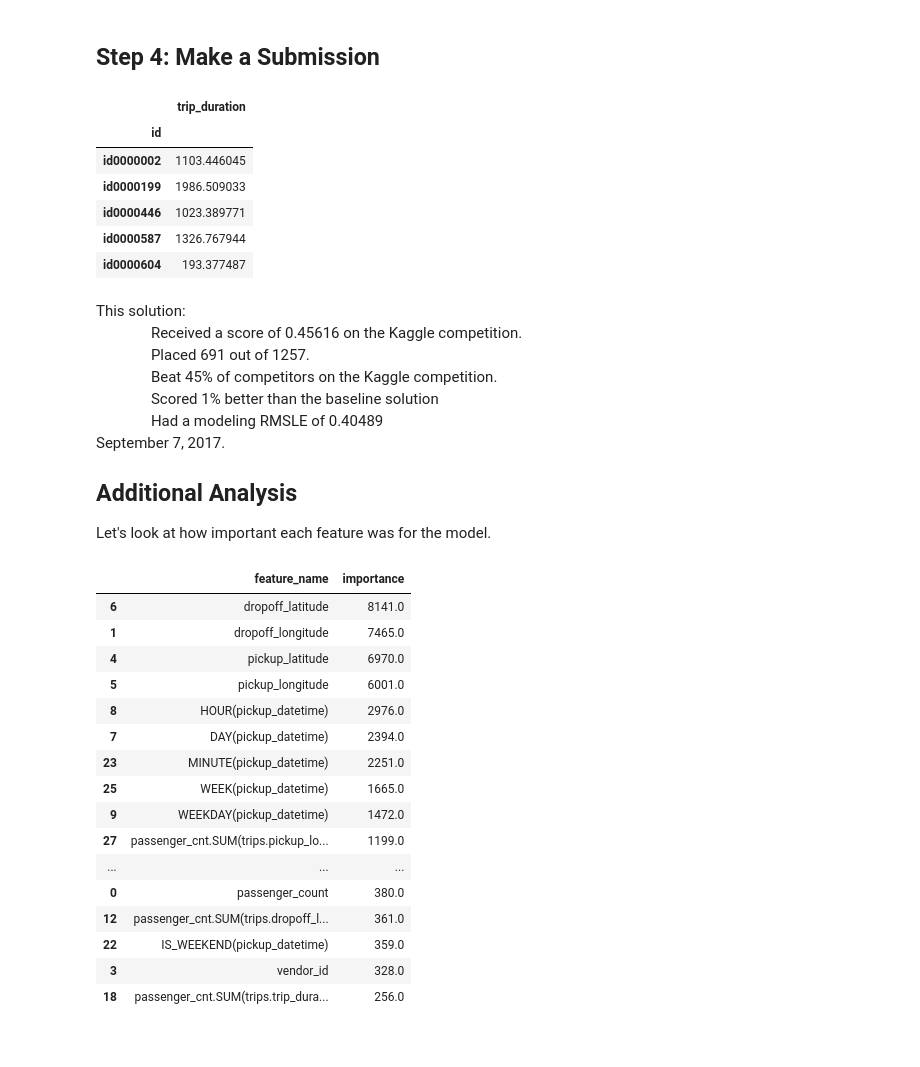
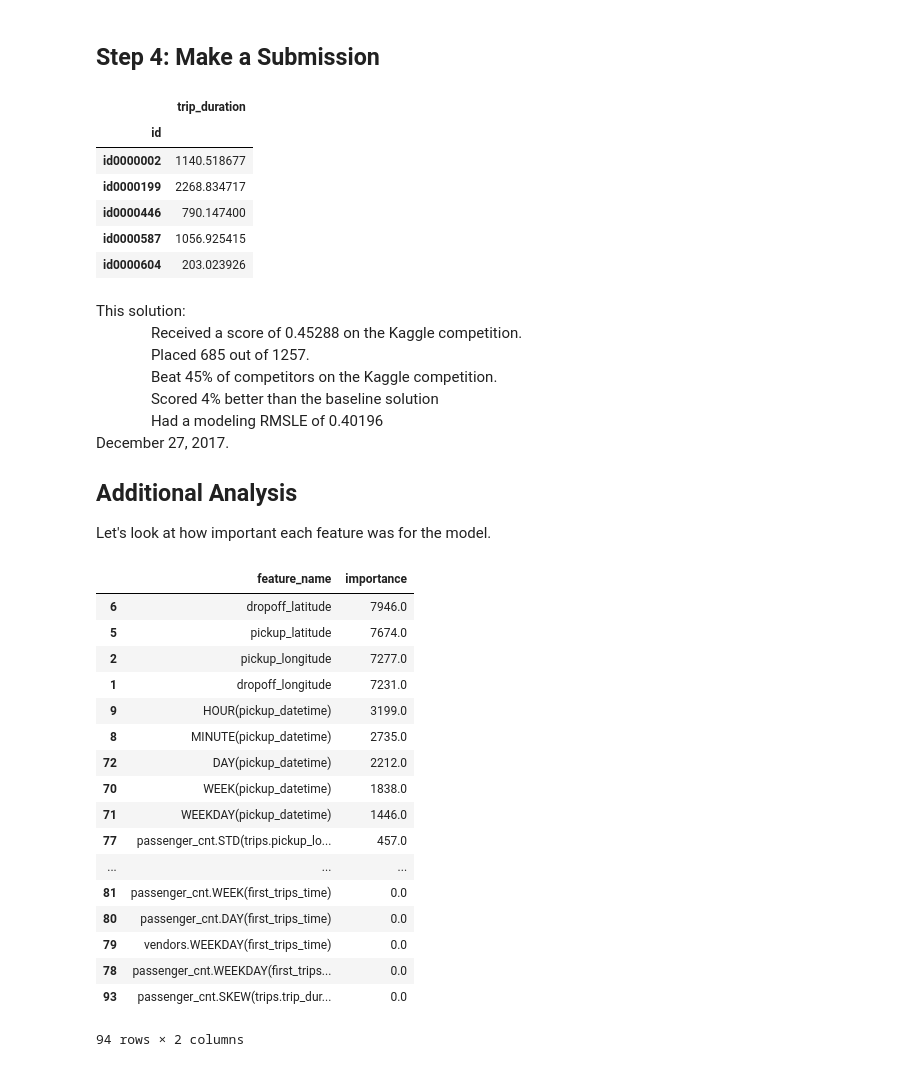
Before and after one commit to alteryx/predict-taxi-trip-duration, a Jupyter notebook: NYC Taxi 3 - Simple Featuretools.ipynb, the cells around one changed output. Cells and saved outputs as stored; diff of their text form; code cells hidden in the pictures.

Commit message:
scores updated, notebook 4 and 5 combined

```diff
--- a/NYC Taxi 3 - Simple Featuretools.ipynb
+++ b/NYC Taxi 3 - Simple Featuretools.ipynb
@@ -115,7 +115,7 @@ Entityset: taxi
 # %% [markdown]
 <p>We can specify the time for each instance of the target_entity to calculate features. The timestamp represents the last time data can be used for calculating features by DFS. This is specified using a dataframe of cutoff times. Below we can see that the cutoff time for each trip is the pickup time.</p>
 # %%
-cutoff_time = es['trips'].df[['id', 'pickup_datetime']][es['trips'].df.pickup_datetime>pd.Timestamp('2016-2-15')]
+cutoff_time = es['trips'].df[['id', 'pickup_datetime']]
 # %% [markdown]
 <p>Given this dataset, we would have about 2 million unique cutoff times. This is a good use case to use the approximate features parameter of DFS. In a large dataset, direct features that are aggregations on the prediction entity may not change much from cutoff time to cutoff time. Calculating the aggregation features at specific times every hour and using it for all cutoff times within the hour would save time and perhaps not lose much information. The approximate parameter in DFS lets you specify a window size to use when approximating these direct aggregation features.</p>
 
@@ -205,44 +205,45 @@ submission.head(5)
 # %% [output]
 |  | trip_duration |
 | id |  |
-| id0000002 | 1103.446045 |
-| id0000199 | 1986.509033 |
-| id0000446 | 1023.389771 |
-| id0000587 | 1326.767944 |
-| id0000604 | 193.377487 |
+| id0000002 | 1140.518677 |
+| id0000199 | 2268.834717 |
+| id0000446 | 790.147400 |
+| id0000587 | 1056.925415 |
+| id0000604 | 203.023926 |
 # %%
 submission.to_csv('trip_duration_ft_simple.csv', index=True, index_label='id')
 # %% [markdown]
 <dt>This solution:</dt>
-<dd>&nbsp; &nbsp; Received a score of 0.45616 on the Kaggle competition.</dd>
-<dd>&nbsp; &nbsp; Placed 691 out of 1257.</dd>
+<dd>&nbsp; &nbsp; Received a score of 0.45288 on the Kaggle competition.</dd>
+<dd>&nbsp; &nbsp; Placed 685 out of 1257.</dd>
 <dd>&nbsp; &nbsp; Beat 45% of competitors on the Kaggle competition.</dd>
-<dd>&nbsp; &nbsp; Scored 1% better than the baseline solution</dd>
-<dd>&nbsp; &nbsp; Had a modeling RMSLE of 0.40489</dd>
+<dd>&nbsp; &nbsp; Scored 4% better than the baseline solution</dd>
+<dd>&nbsp; &nbsp; Had a modeling RMSLE of 0.40196</dd>
 
-September 7, 2017.
+December 27, 2017.
 
 <h2>Additional Analysis</h2>
 <p>Let's look at how important each feature was for the model.</p>
 # %%
 feature_names = X_train.columns.values
 ft_importances = utils.feature_importances(model, feature_names)
-ft_importances[:20]
+ft_importances
 # %% [output]
 |  | feature_name | importance |
-| 6 | dropoff_latitude | 8141.0 |
-| 1 | dropoff_longitude | 7465.0 |
-| 4 | pickup_latitude | 6970.0 |
-| 5 | pickup_longitude | 6001.0 |
-| 8 | HOUR(pickup_datetime) | 2976.0 |
-| 7 | DAY(pickup_datetime) | 2394.0 |
-| 23 | MINUTE(pickup_datetime) | 2251.0 |
-| 25 | WEEK(pickup_datetime) | 1665.0 |
-| 9 | WEEKDAY(pickup_datetime) | 1472.0 |
-| 27 | passenger_cnt.SUM(trips.pickup_lo... | 1199.0 |
+| 6 | dropoff_latitude | 7946.0 |
+| 5 | pickup_latitude | 7674.0 |
+| 2 | pickup_longitude | 7277.0 |
+| 1 | dropoff_longitude | 7231.0 |
+| 9 | HOUR(pickup_datetime) | 3199.0 |
+| 8 | MINUTE(pickup_datetime) | 2735.0 |
+| 72 | DAY(pickup_datetime) | 2212.0 |
+| 70 | WEEK(pickup_datetime) | 1838.0 |
+| 71 | WEEKDAY(pickup_datetime) | 1446.0 |
+| 77 | passenger_cnt.STD(trips.pickup_lo... | 457.0 |
 | ... | ... | ... |
-| 0 | passenger_count | 380.0 |
-| 12 | passenger_cnt.SUM(trips.dropoff_l... | 361.0 |
-| 22 | IS_WEEKEND(pickup_datetime) | 359.0 |
-| 3 | vendor_id | 328.0 |
-| 18 | passenger_cnt.SUM(trips.trip_dura... | 256.0 |
+| 81 | passenger_cnt.WEEK(first_trips_time) | 0.0 |
+| 80 | passenger_cnt.DAY(first_trips_time) | 0.0 |
+| 79 | vendors.WEEKDAY(first_trips_time) | 0.0 |
+| 78 | passenger_cnt.WEEKDAY(first_trips... | 0.0 |
+| 93 | passenger_cnt.SKEW(trips.trip_dur... | 0.0 |
+94 rows × 2 columns
```
Also changed, not shown: parts of 4 cells of this notebook, 7 other files.
